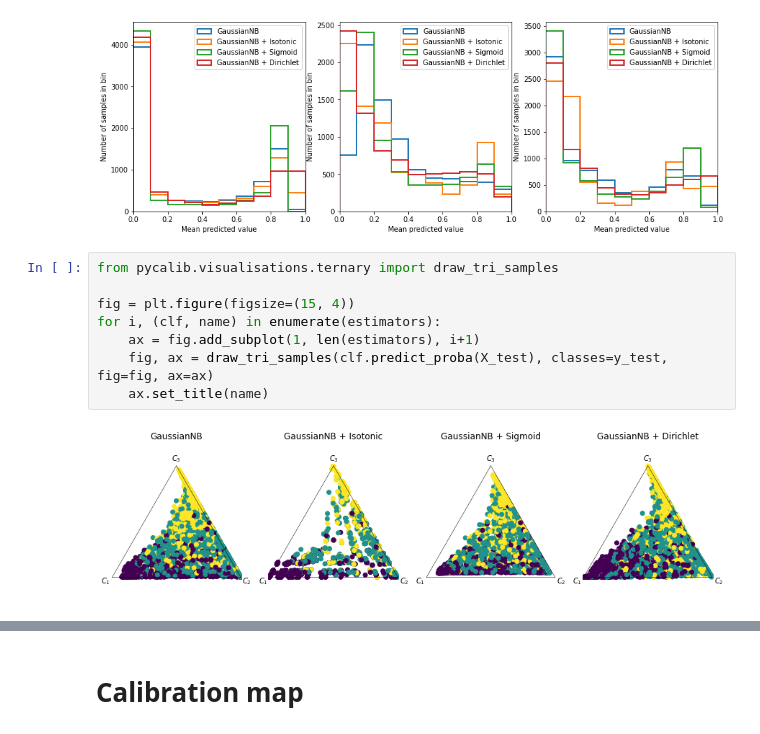
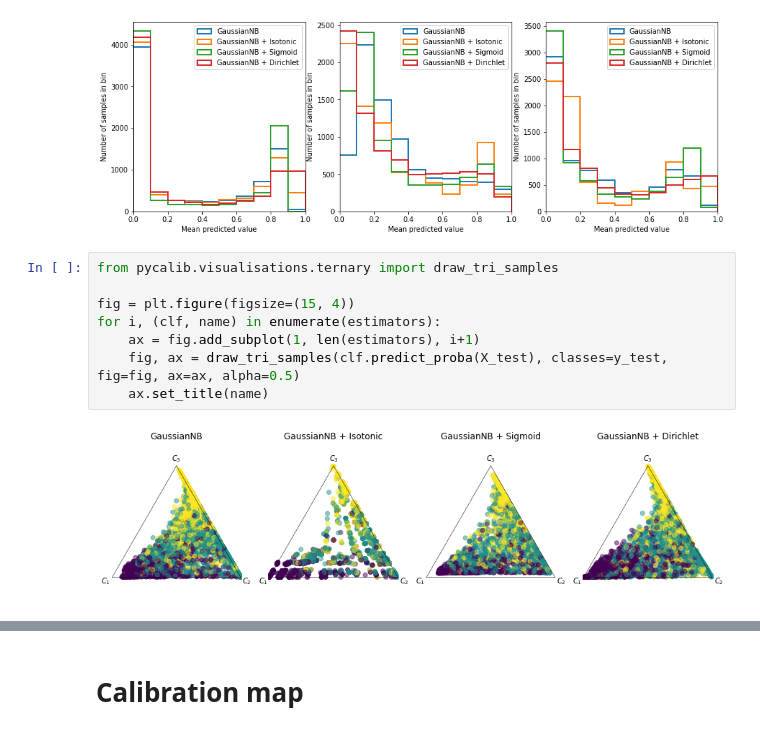
Before and after one commit to classifier-calibration/hands_on, a Jupyter notebook: notebooks/2_visualisation_tools_ternary.ipynb, the cells around one changed output, grey strips where cells are left out. Cells and saved outputs as stored; diff of their text form.

```diff
--- a/notebooks/2_visualisation_tools_ternary.ipynb
+++ b/notebooks/2_visualisation_tools_ternary.ipynb
@@ -62,13 +62,13 @@ _ = plot_reliability_diagram(y_test, scores, legend=legend, histogram=True, clas
 # %%
 from pycalib.visualisations.ternary import draw_tri_samples
 
 fig = plt.figure(figsize=(15, 4))
 for i, (clf, name) in enumerate(estimators):
     ax = fig.add_subplot(1, len(estimators), i+1)
-    fig, ax = draw_tri_samples(clf.predict_proba(X_test), classes=y_test, fig=fig, ax=ax)
+    fig, ax = draw_tri_samples(clf.predict_proba(X_test), classes=y_test, fig=fig, ax=ax, alpha=0.5)
     ax.set_title(name)
 # %% [output]
-[figure, old version]
+[figure, new version]
 # %%
 from pycalib.visualisations.ternary import draw_func_contours, plot_converging_lines_pvalues, get_converging_lines
 
```
Also changed, not shown: parts of 8 cells of this notebook, 1 other file.
